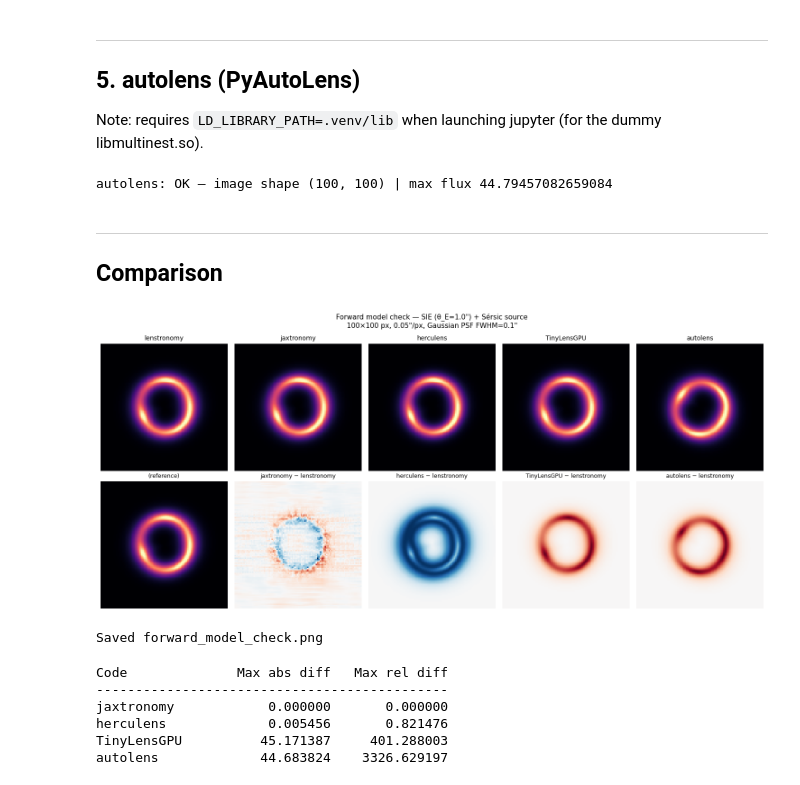
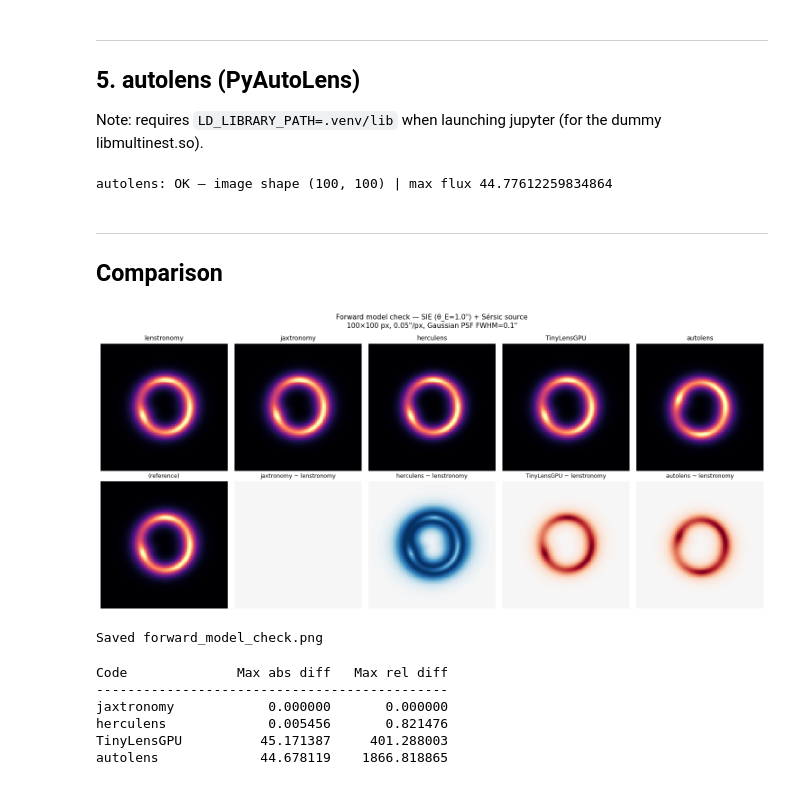
Before and after one commit to strong-lens-benchmark/the-benchmark, a Jupyter notebook: notebooks/01_forward_model_check.ipynb, the cells around one changed output. Saved outputs shown, nothing was run; the diff lists cells and outputs as text; code cells hidden in the pictures.

```diff
--- a/notebooks/01_forward_model_check.ipynb
+++ b/notebooks/01_forward_model_check.ipynb
@@ -202,6 +202,10 @@ Note: requires `LD_LIBRARY_PATH=.venv/lib` when launching jupyter (for the dummy
 import autolens as al
 import autoarray as aa
 import warnings
+
+# autolens convention: ell_comps = (e_y, e_x) = (f·sin2φ, f·cos2φ)
+# lenstronomy convention:           e1 = f·cos2φ, e2 = f·sin2φ
+# so autolens ell_comps = (lenstronomy e2, lenstronomy e1)
 
 grid = al.Grid2D.uniform(shape_native=(N_PIX, N_PIX), pixel_scales=PIX_SCALE)
 
@@ -220,7 +224,7 @@ lens_galaxy = al.Galaxy(
     mass=al.mp.Isothermal(
         centre=(LENS_CY, LENS_CX),
         einstein_radius=THETA_E,
-        ell_comps=(LENS_E1, LENS_E2)
+        ell_comps=(LENS_E2, LENS_E1)  # autolens: (sin-component, cos-component)
     )
 )
 source_galaxy = al.Galaxy(
@@ -230,7 +234,7 @@ source_galaxy = al.Galaxy(
         intensity=SRC_AMP,
         effective_radius=SRC_R,
         sersic_index=SRC_N,
-        ell_comps=(SRC_E1, SRC_E2)
+        ell_comps=(SRC_E2, SRC_E1)   # autolens: (sin-component, cos-component)
     )
 )
 
@@ -243,7 +247,7 @@ images['autolens'] = np.array(image_2d).reshape(N_PIX, N_PIX)
 print('autolens: OK — image shape', images['autolens'].shape,
       '| max flux', images['autolens'].max())
 # %% [output]
-autolens: OK — image shape (100, 100) | max flux 44.79457082659084
+autolens: OK — image shape (100, 100) | max flux 44.77612259834864
 # %% [markdown]
 ---
 ## Comparison
@@ -259,35 +263,35 @@ for i, code in enumerate([c for c in codes if c in images]):
     img = images[code]
     vmax = np.percentile(img, 99.5)
 
     axes[0, i].imshow(img, origin='lower', cmap='magma', vmin=0, vmax=vmax)
     axes[0, i].set_title(code, fontsize=10)
     axes[0, i].axis('off')
 
     if ref is not None and code != 'lenstronomy':
         diff = img - ref
-        lim  = np.max(np.abs(diff))
+        lim  = max(np.max(np.abs(diff)), np.percentile(np.abs(ref), 99.5) * 1e-4)
         axes[1, i].imshow(diff, origin='lower', cmap='RdBu_r',
                           vmin=-lim, vmax=lim)
         axes[1, i].set_title(f'{code} − lenstronomy', fontsize=9)
     else:
         axes[1, i].imshow(img, origin='lower', cmap='magma', vmin=0, vmax=vmax)
         axes[1, i].set_title('(reference)', fontsize=9)
     axes[1, i].axis('off')
 
 axes[0, 0].set_ylabel('Image', fontsize=10)
 axes[1, 0].set_ylabel('Residual vs lenstronomy', fontsize=10)
 
 plt.suptitle(
     f'Forward model check — SIE (θ_E={THETA_E}") + Sérsic source\n'
     f'{N_PIX}×{N_PIX} px, {PIX_SCALE}"/px, Gaussian PSF FWHM={PSF_FWHM}"',
     fontsize=11
 )
 plt.tight_layout()
 plt.savefig('forward_model_check.png', dpi=150, bbox_inches='tight')
 plt.show()
 print('Saved forward_model_check.png')
 # %% [output]
-[figure, old version]
+[figure, new version]
 Saved forward_model_check.png
 # %%
 # Numerical comparison against lenstronomy reference
@@ -308,4 +312,4 @@ Code              Max abs diff   Max rel diff
 jaxtronomy            0.000000       0.000000
 herculens             0.005456       0.821476
 TinyLensGPU          45.171387     401.288003
-autolens             44.683824    3326.629197
+autolens             44.678119    1866.818865
```
Also changed, not shown: parts of 1 cell of this notebook, 1 other file.
